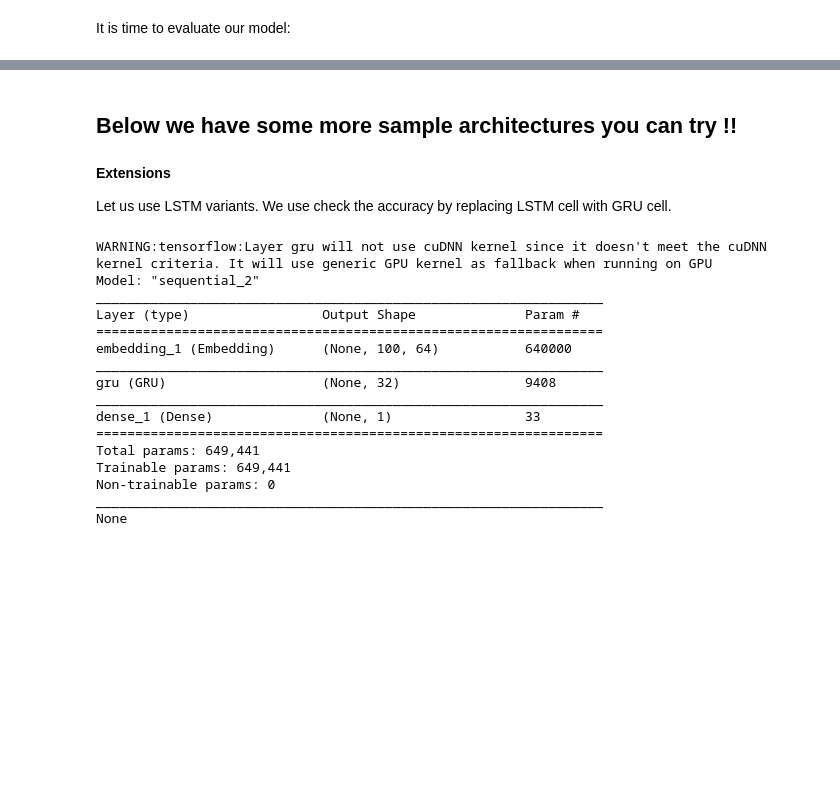
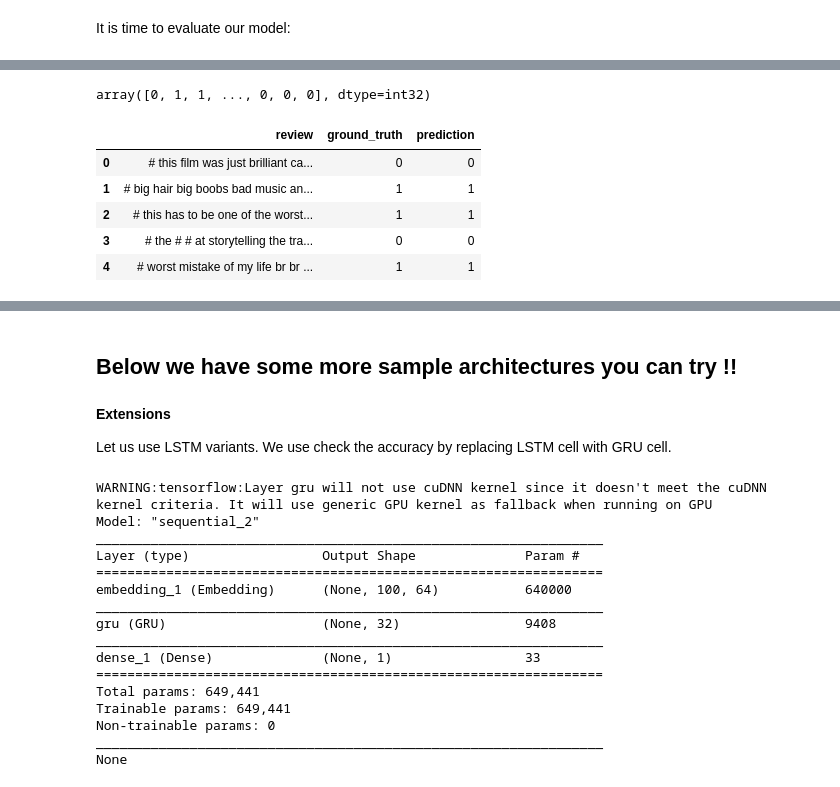
Before and after one commit to kumar4372/sentiment_analysis_hands_on, a Jupyter notebook: (trainer)_Using_RNN_for_Sentiment_Analysis.ipynb, the cells around one changed output, grey strips where cells are left out. Drawn from its saved outputs; the diff is of its cells as text; code cells hidden in the pictures; blank space fills up the shorter version.

```diff
--- a/(trainer)_Using_RNN_for_Sentiment_Analysis.ipynb
+++ b/(trainer)_Using_RNN_for_Sentiment_Analysis.ipynb
@@ -188,7 +182,7 @@ Essentially, the sigmoid function will decide if the information should be given
 Lastly, we let Keras print a summary of the model we have just built.
 # %%
 # Define how long the embedding vector will be
-embedding_vector_length = 32
+embedding_vector_length = 128
 
 # Define the layers in the model
 model = Sequential()
@@ -278,0 +273,2 @@ Test accuracy: 0.8440399765968323
+# %%
+y_pred = model.predict_classes(x_test)
@@ -278,0 +287,18 @@ Test accuracy: 0.8440399765968323
+# %%
+y_pred.reshape([len(y_pred)])
+# %% [output]
+array([0, 1, 1, ..., 0, 0, 0], dtype=int32)
+# %%
+import pandas as pd
+pd.set_option('display.max_colwidth', None) # for better printing
+# %%
+results = pd.DataFrame({"review":test_text, "ground_truth":y_test, "prediction":y_pred.reshape([len(y_pred)])})
+# %%
+results.head(5)
+# %% [output]
+|  | review | ground_truth | prediction |
+| 0 | # this film was just brilliant ca... | 0 | 0 |
+| 1 | # big hair big boobs bad music an... | 1 | 1 |
+| 2 | # this has to be one of the worst... | 1 | 1 |
+| 3 | # the # # at storytelling the tra... | 0 | 0 |
+| 4 | # worst mistake of my life br br ... | 1 | 1 |
```
Also changed, not shown: parts of 13 cells of this notebook.
